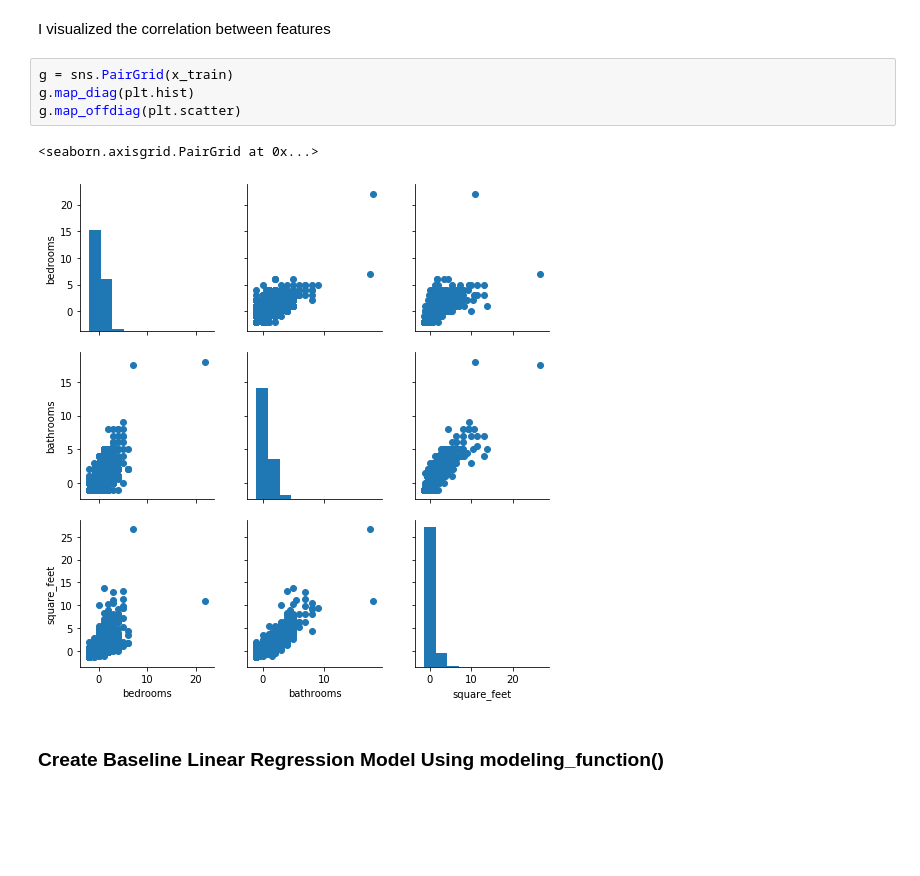
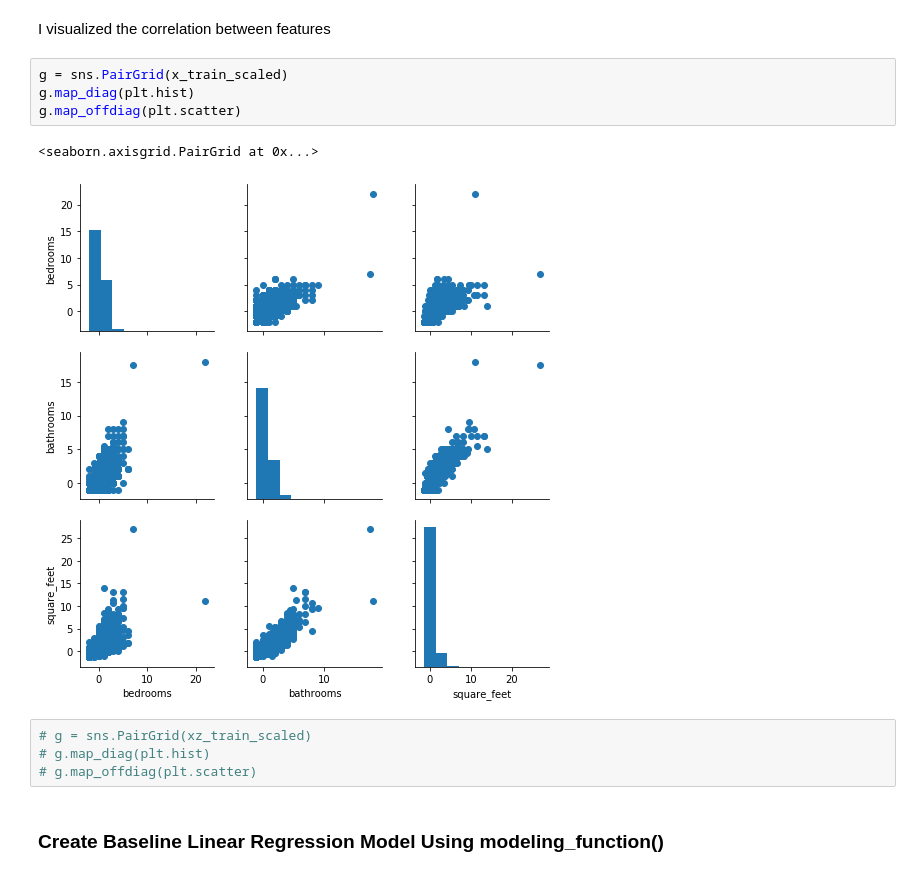
Before and after one commit to faithkane3/zillow_project, a Jupyter notebook: zillow_project_deliverable.ipynb, the cells around one changed output. Saved outputs shown, nothing was run; the diff lists cells and outputs as text; blank space fills up the shorter version.

```diff
--- a/zillow_project_deliverable.ipynb
+++ b/zillow_project_deliverable.ipynb
@@ -87,12 +127,16 @@ print(x_test.head())
 # %% [markdown]
 I visualized the correlation between features
 # %%
-g = sns.PairGrid(x_train)
+g = sns.PairGrid(x_train_scaled)
 g.map_diag(plt.hist)
 g.map_offdiag(plt.scatter)
 # %% [output]
 <seaborn.axisgrid.PairGrid at 0x...>
-[figure, old version]
+[figure, new version]
+# %%
+# g = sns.PairGrid(xz_train_scaled)
+# g.map_diag(plt.hist)
+# g.map_offdiag(plt.scatter)
 # %% [markdown]
 ### Create Baseline Linear Regression Model Using modeling_function()
 # %%
```
Also changed, not shown: parts of 26 cells of this notebook.
